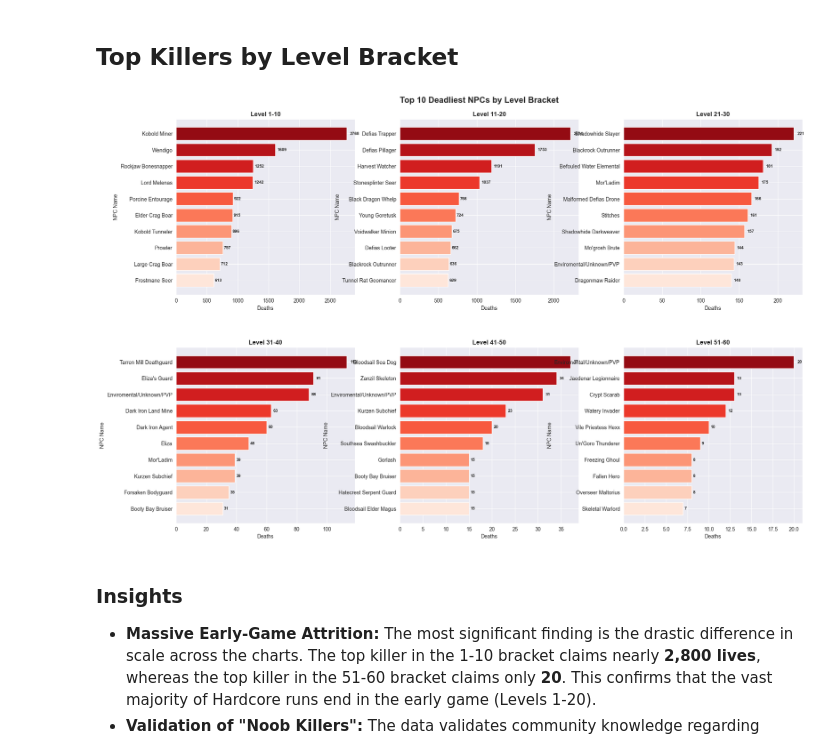
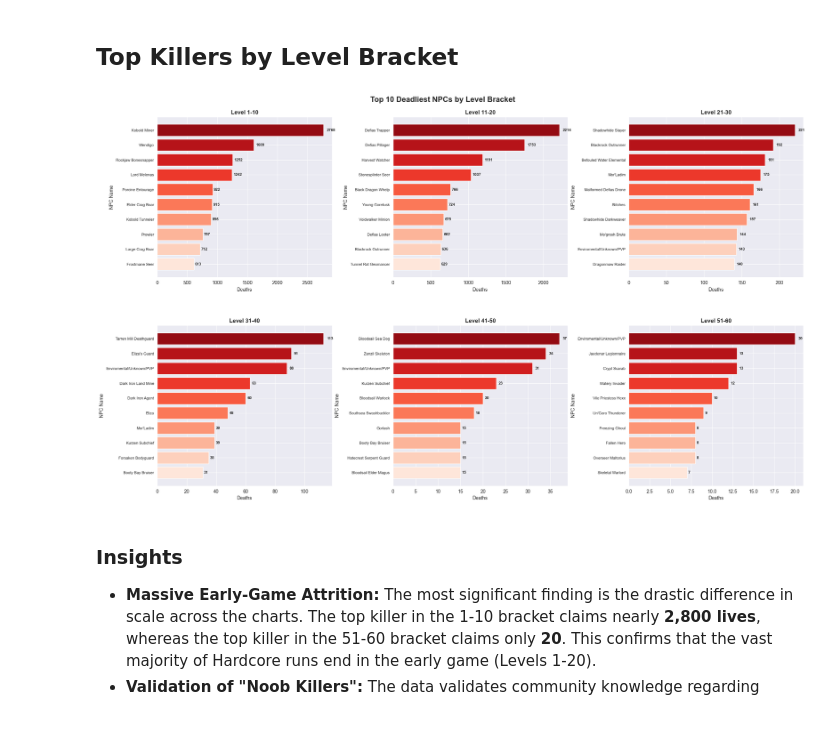
Before and after one commit to vjelinekk/DMB2-semestralni-prace, a Jupyter notebook: analysis.ipynb, the cells around one changed output. Cells and saved outputs as stored; diff of their text form; code cells hidden in the pictures; blank space fills up the shorter version.

```diff
--- a/analysis.ipynb
+++ b/analysis.ipynb
@@ -9779,41 +9781,45 @@ df['level_bracket'] = pd.cut(
 
 # Get top 5 killers for each level bracket
 level_brackets = ['1-10', '11-20', '21-30', '31-40', '41-50', '51-60']
-fig, axes = plt.subplots(2, 3, figsize=(18, 12))
+fig, axes = plt.subplots(2, 3, figsize=(22, 12))  # Wider figure
 axes = axes.flatten()
 
 for idx, bracket in enumerate(level_brackets):
     bracket_data = df[df['level_bracket'] == bracket]
     top_killers_bracket = bracket_data['source_id'].value_counts().head(10)
     top_killers_bracket_mapped = top_killers_bracket.rename(index=npc_id_to_npc_name)
 
     ax = axes[idx]
     if len(top_killers_bracket_mapped) > 0:
+        # Truncate long names
+        truncated_names = [name[:30] + '...' if len(name) > 30 else name for name in
+                           top_killers_bracket_mapped.index]
+
         # Create color palette manually for each bar
         colors = sns.color_palette('Reds_r', n_colors=len(top_killers_bracket_mapped))
 
         # Use matplotlib barh instead of seaborn to avoid FutureWarning
         ax.barh(range(len(top_killers_bracket_mapped)), top_killers_bracket_mapped.values, color=colors)
         ax.set_yticks(range(len(top_killers_bracket_mapped)))
-        ax.set_yticklabels(top_killers_bracket_mapped.index)
+        ax.set_yticklabels(truncated_names, fontsize=8)
         ax.invert_yaxis()  # Highest at top
 
         # Add value labels
         for i, v in enumerate(top_killers_bracket_mapped.values):
             ax.text(v + (v * 0.02), i, str(v), va='center', fontsize=8, fontweight='bold')
 
         ax.set_title(f'Level {bracket}', fontsize=12, fontweight='bold')
         ax.set_xlabel('Deaths', fontsize=10)
         ax.set_ylabel('NPC Name', fontsize=10)
     else:
         ax.text(0.5, 0.5, 'No data', ha='center', va='center', transform=ax.transAxes)
         ax.set_title(f'Level {bracket}', fontsize=12, fontweight='bold')
 
 plt.suptitle('Top 10 Deadliest NPCs by Level Bracket', fontsize=16, fontweight='bold', y=1.00)
-plt.subplots_adjust(left=0.05, right=0.98, top=0.95, bottom=0.05, hspace=0.3, wspace=0.25)
+plt.subplots_adjust(left=0.12, right=0.98, top=0.95, bottom=0.05, hspace=0.3, wspace=0.35)  # More spacing
 plt.show()
 # %% [output]
-[figure, old version]
+[figure, new version]
 # %% [markdown]
 ### Insights
 
```
Also changed, not shown: parts of 1 cell of this notebook.
